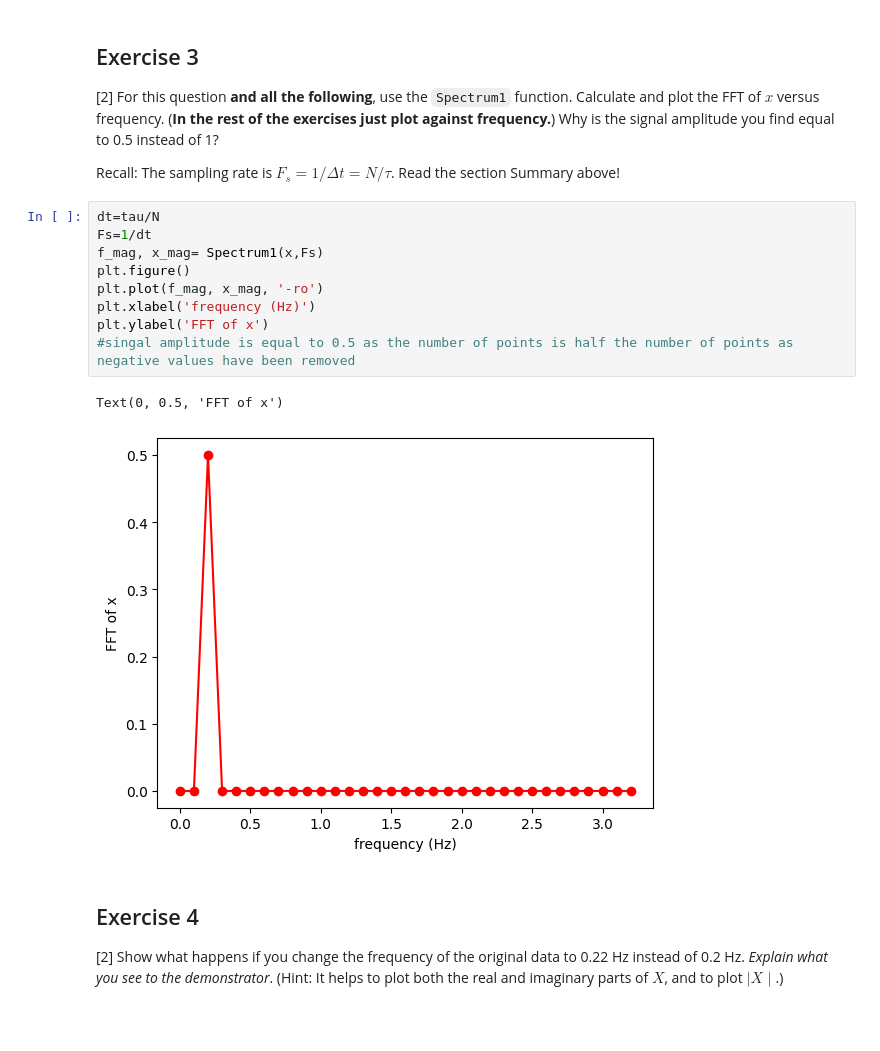
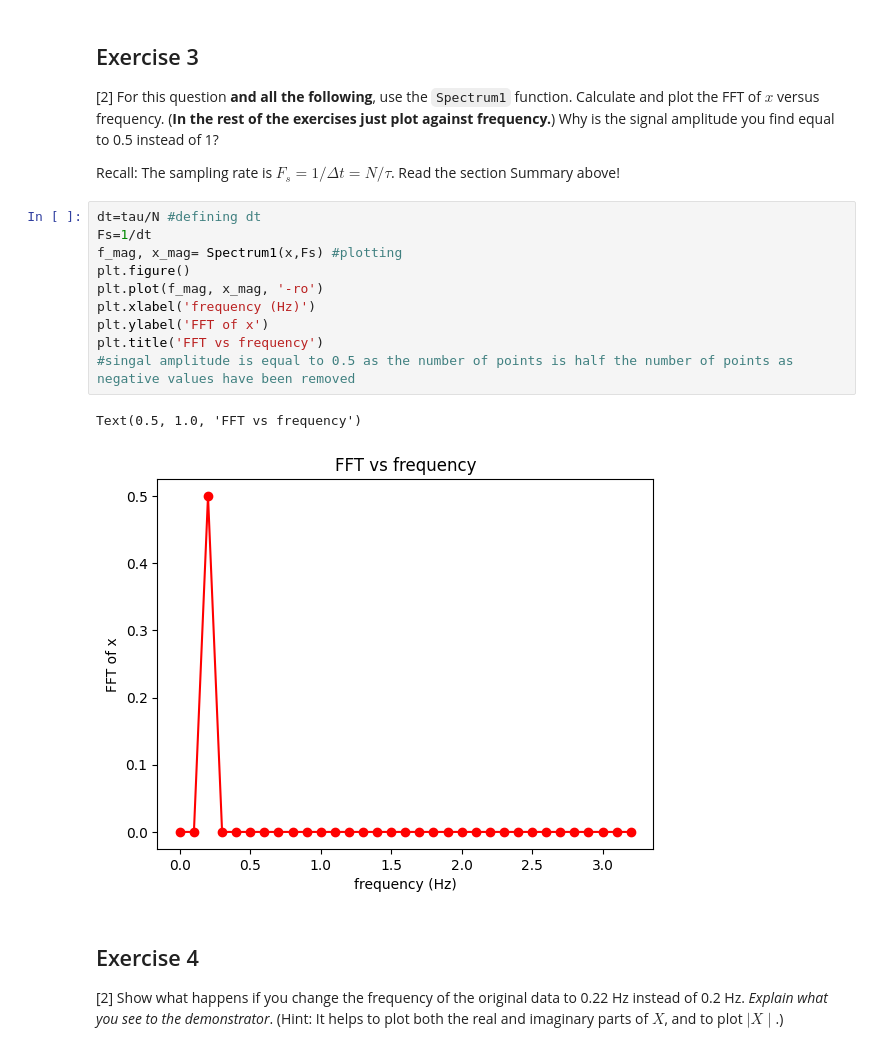
Before and after one commit to PX2145-2025/week-10-b-Anest-Cunliffe, a Jupyter notebook: FFT.ipynb, the cells around one changed output. Drawn from its saved outputs; the diff is of its cells as text; blank space fills up the shorter version.

```diff
--- a/FFT.ipynb
+++ b/FFT.ipynb
@@ -352,17 +354,18 @@ Text(0.5, 1.0, 'positive frequencies vs point number')
 
  Recall: The sampling rate is $F_s = 1/\Delta t = N/\tau$. Read the section Summary above!
 # %%
-dt=tau/N
+dt=tau/N #defining dt
 Fs=1/dt
-f_mag, x_mag= Spectrum1(x,Fs)
+f_mag, x_mag= Spectrum1(x,Fs) #plotting
 plt.figure()
 plt.plot(f_mag, x_mag, '-ro')
 plt.xlabel('frequency (Hz)')
 plt.ylabel('FFT of x')
+plt.title('FFT vs frequency')
 #singal amplitude is equal to 0.5 as the number of points is half the number of points as negative values have been removed
 # %% [output]
-Text(0, 0.5, 'FFT of x')
+Text(0.5, 1.0, 'FFT vs frequency')
-[figure, old version]
+[figure, new version]
 # %% [markdown]
 ## Exercise 4
 [2] Show what happens if you change the frequency of the original data to 0.22 Hz instead of 0.2 Hz. _Explain what you see to the demonstrator_.
```
Also changed, not shown: parts of 8 cells of this notebook.
